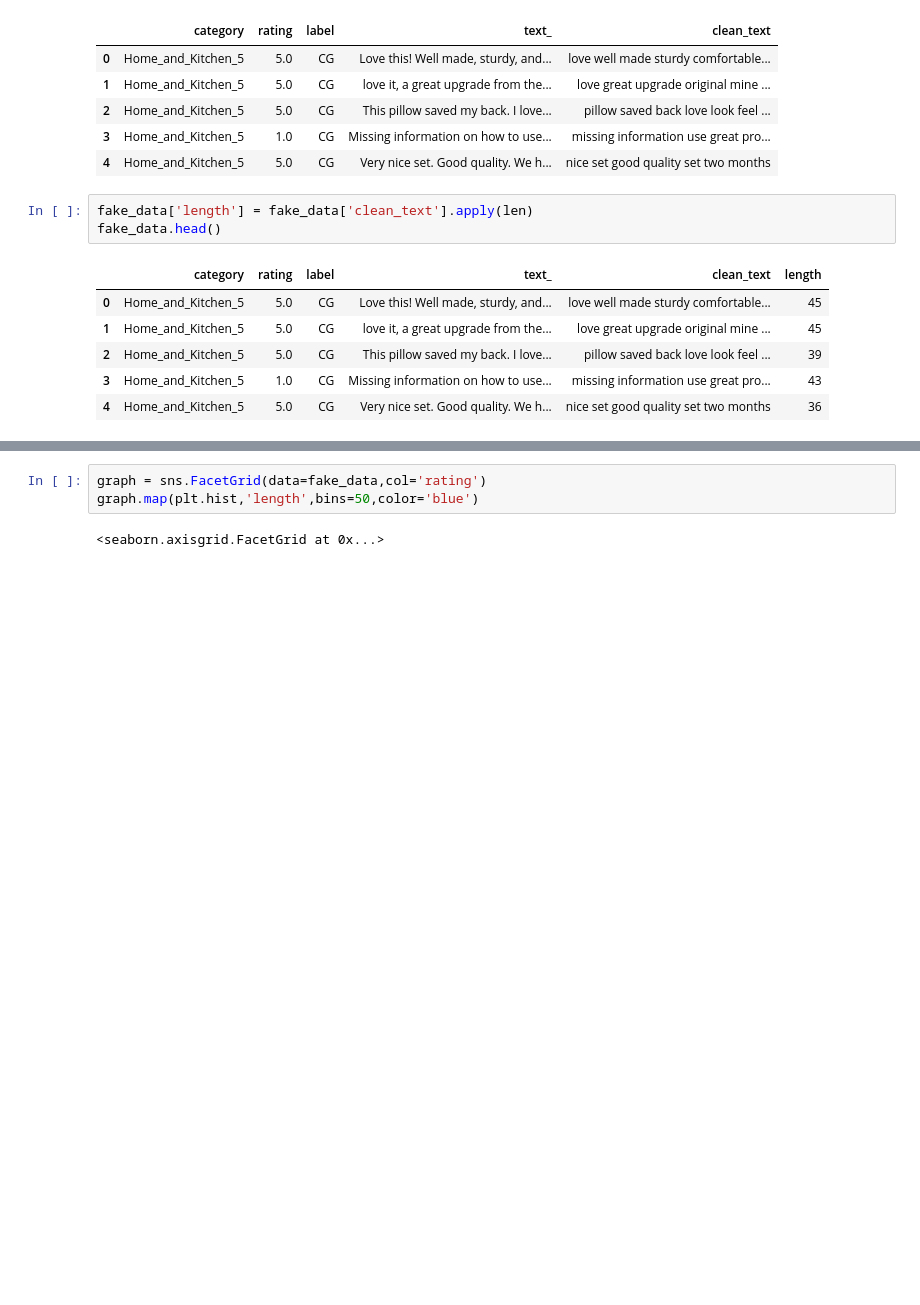
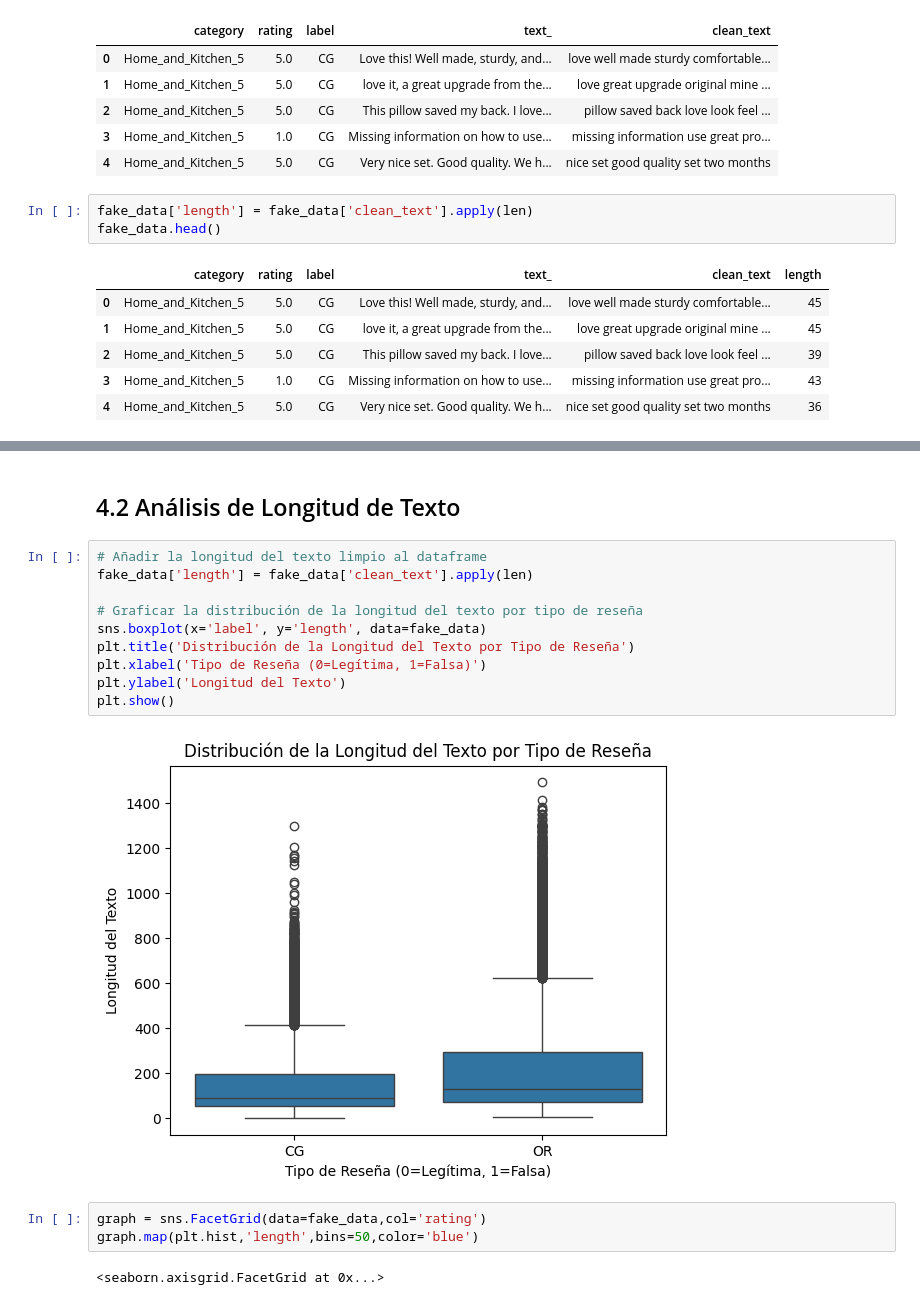
Before and after one commit to MarlonLLaguento/CC219-TP-TF-2024-1--CC92, a Jupyter notebook: code/TF_Aplica_Data.ipynb, the cells around one changed output, grey strips where cells are left out. Saved outputs shown, nothing was run; the diff lists cells and outputs as text; blank space fills up the shorter version.

```diff
--- a/code/TF_Aplica_Data.ipynb
+++ b/code/TF_Aplica_Data.ipynb
@@ -96,3 +133,17 @@ fake_data.head()
+# %% [markdown]
+## 4.2 Análisis de Longitud de Texto
+# %%
+# Añadir la longitud del texto limpio al dataframe
+fake_data['length'] = fake_data['clean_text'].apply(len)
+
+# Graficar la distribución de la longitud del texto por tipo de reseña
+sns.boxplot(x='label', y='length', data=fake_data)
+plt.title('Distribución de la Longitud del Texto por Tipo de Reseña')
+plt.xlabel('Tipo de Reseña (0=Legítima, 1=Falsa)')
+plt.ylabel('Longitud del Texto')
+plt.show()
+# %% [output]
+[figure, added]
 # %%
 graph = sns.FacetGrid(data=fake_data,col='rating')
 graph.map(plt.hist,'length',bins=50,color='blue')
```
Also changed, not shown: parts of 54 cells of this notebook, 1 other file.
